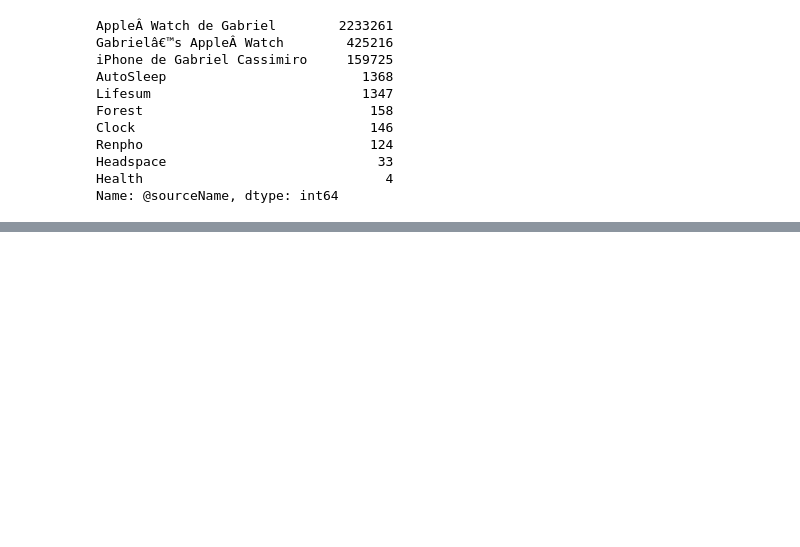
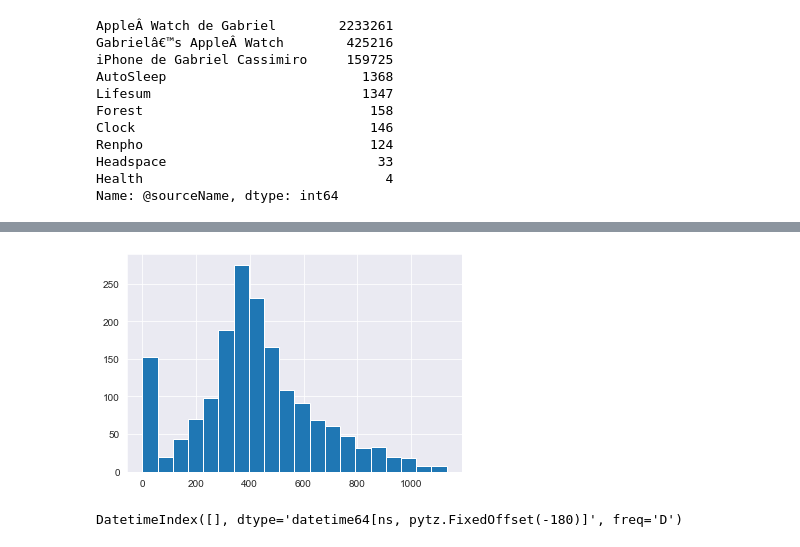
Before and after one commit to gabrielcassimiro17/apple-health-project, a Jupyter notebook: data_cleaning.ipynb, the cells around one changed output, grey strips where cells are left out. Saved outputs shown, nothing was run; the diff lists cells and outputs as text; code cells hidden in the pictures; blank space fills up the shorter version.

```diff
--- a/data_cleaning.ipynb
+++ b/data_cleaning.ipynb
@@ -177,0 +172,10 @@ Name: @value, dtype: float64
+# %%
+plt.hist(df['@value'],bins=20)
+plt.savefig('histogram.png', transparent=True)
+# plt.show()
+# %% [output]
+[figure, added]
+# %%
+print(pd.date_range(start=df.date.min(), end=df.date.max()).difference(df.set_index('date').index))
+# %% [output]
+DatetimeIndex([], dtype='datetime64[ns, pytz.FixedOffset(-180)]', freq='D')
```
Also changed, not shown: parts of 27 cells of this notebook.
